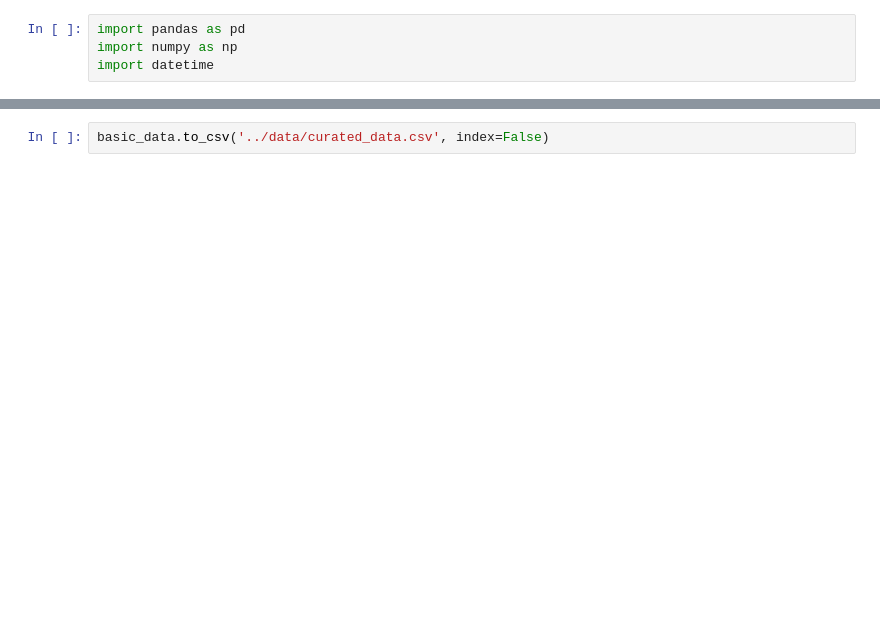
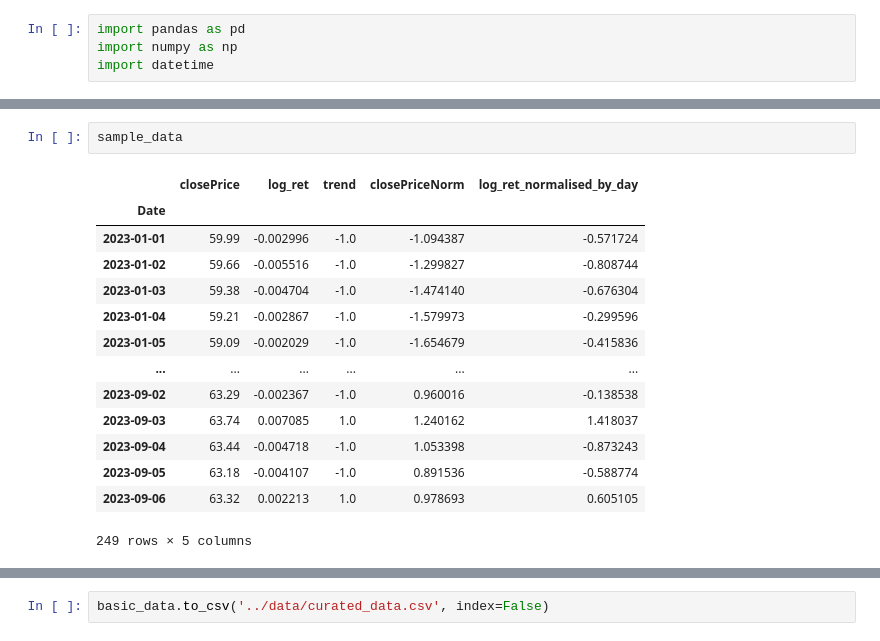
Before and after one commit to Jackil0216/Algothon-deeptrade-mf, a Jupyter notebook: notebook/R_2_Create_Advanced_Data.ipynb, the cells around one changed output, grey strips where cells are left out. Saved outputs shown, nothing was run; the diff lists cells and outputs as text; blank space fills up the shorter version.

```diff
--- a/notebook/R_2_Create_Advanced_Data.ipynb
+++ b/notebook/R_2_Create_Advanced_Data.ipynb
@@ -41,0 +55,17 @@ basic_data
+# %%
+sample_data
+# %% [output]
+|  | closePrice | log_ret | trend | closePriceNorm | log_ret_normalised_by_day |
+| Date |  |  |  |  |  |
+| 2023-01-01 | 59.99 | -0.002996 | -1.0 | -1.094387 | -0.571724 |
+| 2023-01-02 | 59.66 | -0.005516 | -1.0 | -1.299827 | -0.808744 |
+| 2023-01-03 | 59.38 | -0.004704 | -1.0 | -1.474140 | -0.676304 |
+| 2023-01-04 | 59.21 | -0.002867 | -1.0 | -1.579973 | -0.299596 |
+| 2023-01-05 | 59.09 | -0.002029 | -1.0 | -1.654679 | -0.415836 |
+| ... | ... | ... | ... | ... | ... |
+| 2023-09-02 | 63.29 | -0.002367 | -1.0 | 0.960016 | -0.138538 |
+| 2023-09-03 | 63.74 | 0.007085 | 1.0 | 1.240162 | 1.418037 |
+| 2023-09-04 | 63.44 | -0.004718 | -1.0 | 1.053398 | -0.873243 |
+| 2023-09-05 | 63.18 | -0.004107 | -1.0 | 0.891536 | -0.588774 |
+| 2023-09-06 | 63.32 | 0.002213 | 1.0 | 0.978693 | 0.605105 |
+249 rows × 5 columns
```
Also changed, not shown: parts of 7 cells of this notebook, 46 other files.
